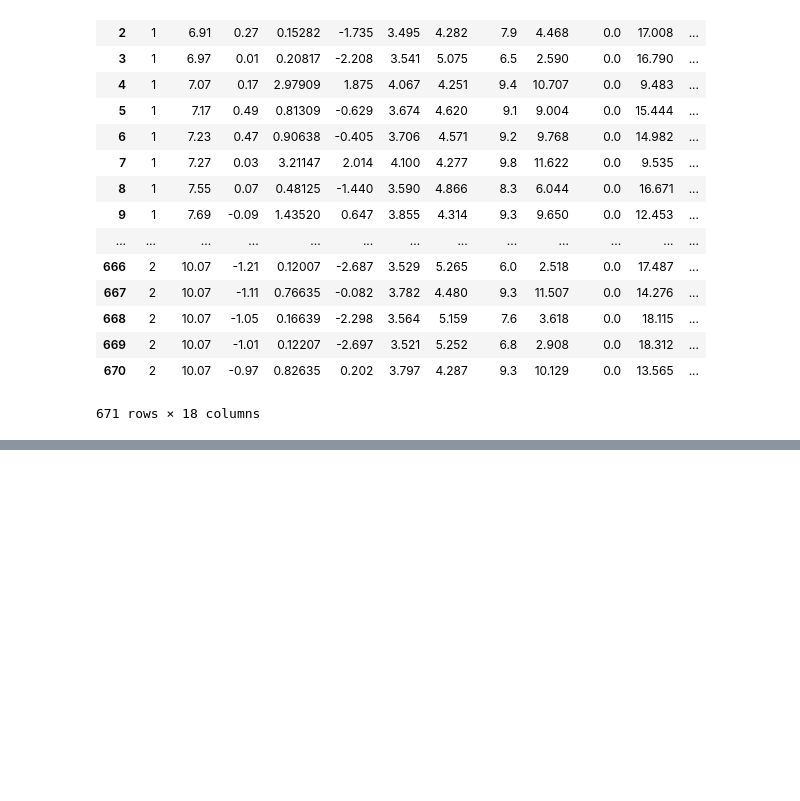
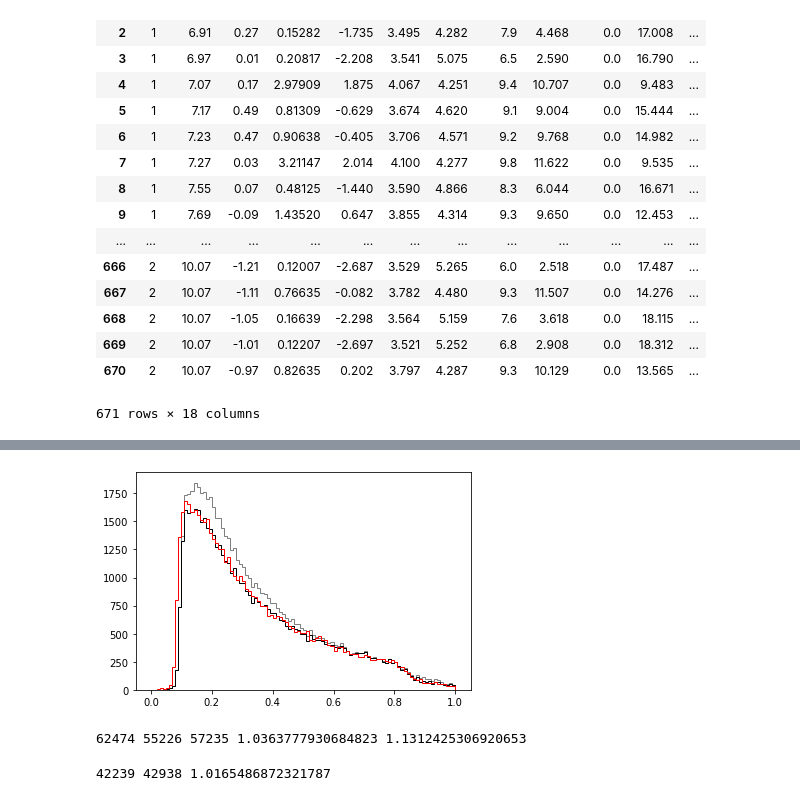
Before and after one commit to ageller/EB-LSST, a Jupyter notebook: input/TRILEGALmodels/getAllTRILEGAL.ipynb, the cells around one changed output, grey strips where cells are left out. Drawn from its saved outputs; the diff is of its cells as text; code cells hidden in the pictures; blank space fills up the shorter version.

```diff
--- a/input/TRILEGALmodels/getAllTRILEGAL.ipynb
+++ b/input/TRILEGALmodels/getAllTRILEGAL.ipynb
@@ -147,0 +210,4 @@ df2
+# %%
+f1 = '/Users/ageller/WORK/LSST/onGitHub/EBLSST/input/TRILEGALmodels/TRILEGAL_model_fID_1001.h5'
+df1 = pd.read_hdf(f1)
+df1
@@ -147,0 +228,4 @@ df2
+# %%
+f2 = '/Users/ageller/WORK/LSST/onGitHub/EBLSST/testing/TRILEGAL/TRILEGAL_model_fID_1001.h5'
+df2 = pd.read_hdf(f2)
+df2
@@ -147,0 +246,26 @@ df2
+# %%
+#limit by Y mag (see LSST Science Book table 3.2 on page 67)
+f,ax = plt.subplots()
+# _ = ax.hist(df1.loc[(df1['Y_mag'] < 22.1)]['m_ini'],bins=100, range=[0,0.7], histtype='step', color='black')
+# _ = ax.hist(df2.loc[(df2['Y_mag'] < 22.1)]['m_ini'],bins=100, range=[0,0.7], histtype='step', color='red')
+
+_ = ax.hist(df1['m_ini'],bins=100, range=[0,1], histtype='step', color='gray')
+_ = ax.hist(df1.loc[(df1['z_mag'] < 23.5)]['m_ini'],bins=100, range=[0,1], histtype='step', color='black')
+_ = ax.hist(df2.loc[(df2['z_mag'] < 23.5)]['m_ini'],bins=100, range=[0,1], histtype='step', color='red')
+
+#ax.set_yscale('log')
+# %% [output]
+[figure, added]
+# %%
+N0 = len(df1)
+N1 = len(df1.loc[(df1['z_mag'] < 23.5)]['m_ini'])
+N2 = len(df2.loc[(df2['z_mag'] < 23.5)]['m_ini'])
+print(N0,N1, N2, N2/N1, N0/N1)
+# %% [output]
+62474 55226 57235 1.0363777930684823 1.1312425306920653
+# %%
+N1 = len(df1.loc[(df1['Y_mag'] < 22.1)]['m_ini'])
+N2 = len(df2.loc[(df2['Y_mag'] < 22.1)]['m_ini'])
+print(N1, N2, N2/N1)
+# %% [output]
+42239 42938 1.0165486872321787
```
Also changed, not shown: parts of 9 cells of this notebook, 5 other files.
